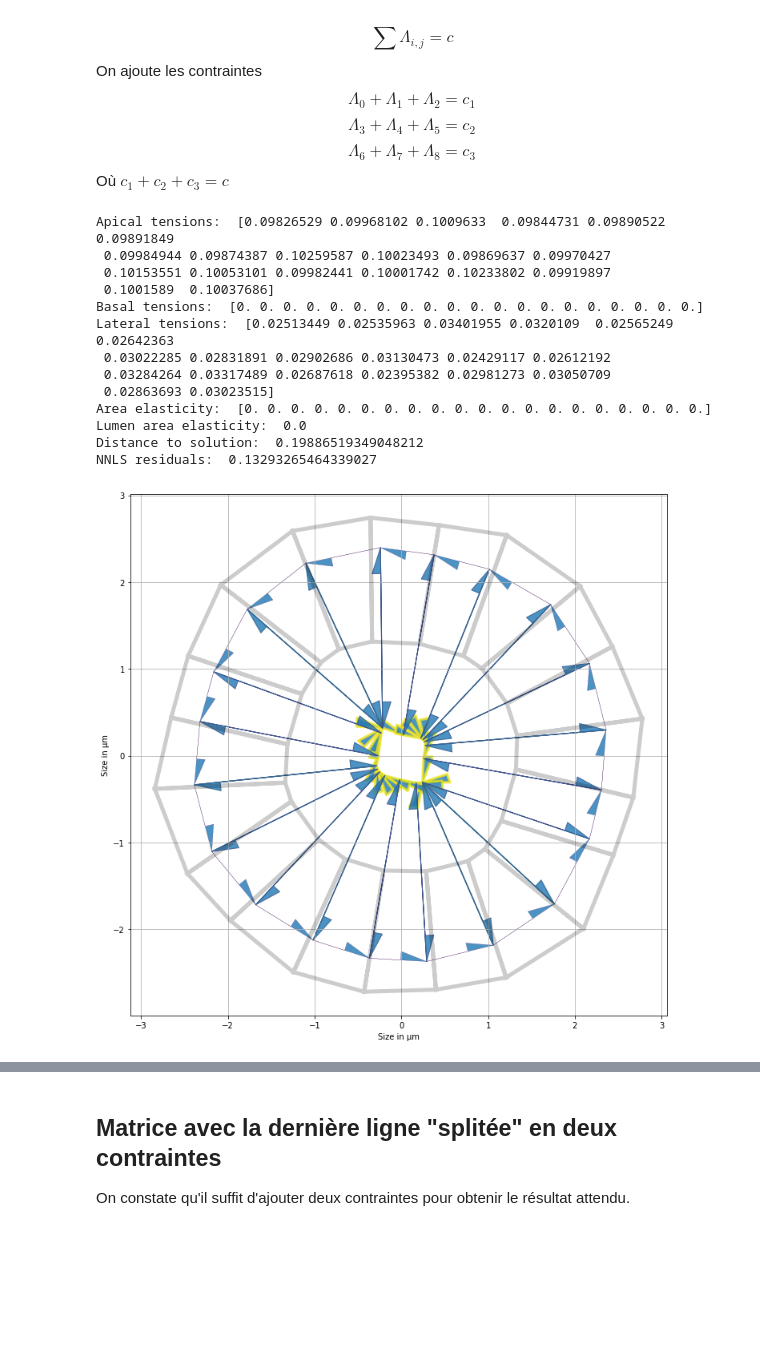
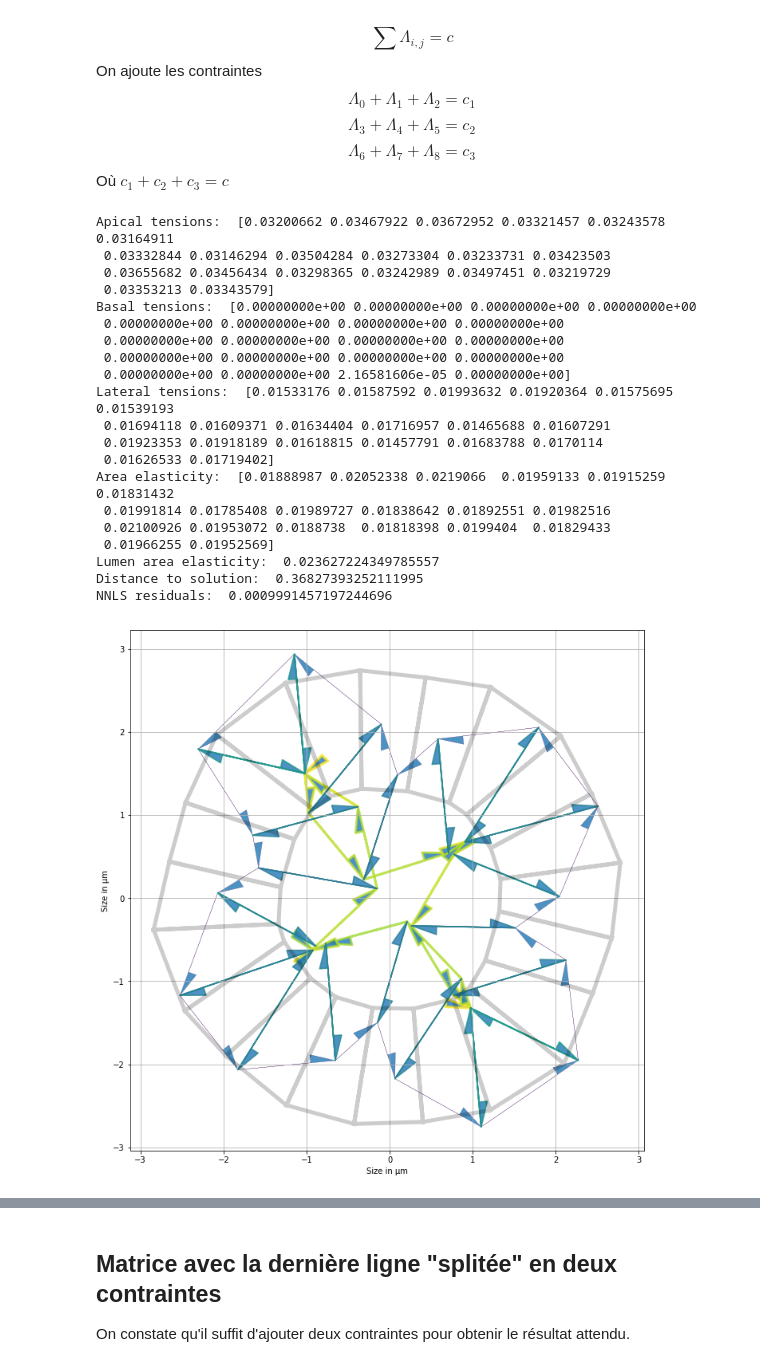
Before and after one commit to felixquinton/tyssue-taylor, a Jupyter notebook: notebooks/reunions/reu_22_02_realistic_mesh_area_MOINS.ipynb, the cells around one changed output, grey strips where cells are left out. Cells and saved outputs as stored; diff of their text form; code cells hidden in the pictures; blank space fills up the shorter version.

```diff
--- a/notebooks/reunions/reu_22_02_realistic_mesh_area_MOINS.ipynb
+++ b/notebooks/reunions/reu_22_02_realistic_mesh_area_MOINS.ipynb
@@ -281,46 +307,59 @@ On supprime la contrainte $$\sum \Lambda_{i,j} = c$$ On ajoute les contraintes $
 # %%
 from scipy.optimize import nnls
 matrix = _coef_matrix(organo3, sup_param='areas')
 constant = _right_side(organo3, matrix)
-constant[-1] = organo3.Nf*0.1
-constant = np.concatenate((constant, [0, organo3.Nf*0.03]))
+constant[-1] = (organo3.apical_edges.shape[0] *
+               (organo3.edge_df.line_tension.mean() /
+               (organo3.face_df.area_elasticity.mean() *
+                organo3.face_df.prefered_area.mean()**1.5)))*2/3
+constant = np.concatenate((constant, [0, (organo3.apical_edges.shape[0] *
+               (organo3.edge_df.line_tension.mean() /
+               (organo3.face_df.area_elasticity.mean() *
+                organo3.face_df.prefered_area.mean()**1.5)))*1/3]))
 matrix = _coef_matrix(organo3, sup_param='areas')
 matrix[-1] = np.concatenate((np.ones(organo3.Nf),
                              np.zeros(3*organo3.Nf+1)))
 matrix = np.vstack((matrix,
                     np.concatenate((np.zeros(organo3.Nf), np.ones(organo3.Nf), np.zeros(2*organo3.Nf+1))),
                     np.concatenate((np.zeros(2*organo3.Nf), np.ones(organo3.Nf), np.zeros(organo3.Nf+1)))))
 mat_3_cst, residuals = nnls(matrix, constant)
 organo3_mat_3_cst = organo3.copy()
 organo3_mat_3_cst.edge_df.loc[:, 'line_tension'] = prepare_tensions(organo3_mat_3_cst,
                                                                     mat_3_cst[:3*organo3.Nf])
 organo3_mat_3_cst.face_df.loc[:, 'prefered_area'] = organo3_mat_3_cst.face_df.area + mat_3_cst[3*organo3.Nf:
                                                                                                 4*organo3.Nf]
 organo3_mat_3_cst.settings['lumen_prefered_vol'] = mat_3_cst[-1]
 Solver.find_energy_min(organo3_mat_3_cst, geom, model)
 print_tensions(organo3_mat_3_cst, organo3)
 print('Apical tensions: ', mat_3_cst[organo3.apical_edges],
       '\nBasal tensions: ', mat_3_cst[organo3.basal_edges],
       '\nLateral tensions: ', mat_3_cst[organo3.lateral_edges[:organo3.Nf]],
       '\nArea elasticity: ', mat_3_cst[organo3.Nf*3:-1],
       '\nLumen area elasticity: ', mat_3_cst[-1],
       '\nDistance to solution: ', np.linalg.norm(real_data-mat_3_cst),
       '\nNNLS residuals: ', residuals)
 # %% [output]
-Apical tensions:  [0.09826529 0.09968102 0.1009633  0.09844731 0.09890522 0.09891849
- 0.09984944 0.09874387 0.10259587 0.10023493 0.09869637 0.09970427
- 0.10153551 0.10053101 0.09982441 0.10001742 0.10233802 0.09919897
- 0.1001589  0.10037686]
-Basal tensions:  [0. 0. 0. 0. 0. 0. 0. 0. 0. 0. 0. 0. 0. 0. 0. 0. 0. 0. 0. 0.]
-Lateral tensions:  [0.02513449 0.02535963 0.03401955 0.0320109  0.02565249 0.02642363
- 0.03022285 0.02831891 0.02902686 0.03130473 0.02429117 0.02612192
- 0.03284264 0.03317489 0.02687618 0.02395382 0.02981273 0.03050709
- 0.02863693 0.03023515]
-Area elasticity:  [0. 0. 0. 0. 0. 0. 0. 0. 0. 0. 0. 0. 0. 0. 0. 0. 0. 0. 0. 0.]
-Lumen area elasticity:  0.0
-Distance to solution:  0.19886519349048212
-NNLS residuals:  0.13293265464339027
+Apical tensions:  [0.03200662 0.03467922 0.03672952 0.03321457 0.03243578 0.03164911
+ 0.03332844 0.03146294 0.03504284 0.03273304 0.03233731 0.03423503
+ 0.03655682 0.03456434 0.03298365 0.03242989 0.03497451 0.03219729
+ 0.03353213 0.03343579]
+Basal tensions:  [0.00000000e+00 0.00000000e+00 0.00000000e+00 0.00000000e+00
+ 0.00000000e+00 0.00000000e+00 0.00000000e+00 0.00000000e+00
+ 0.00000000e+00 0.00000000e+00 0.00000000e+00 0.00000000e+00
+ 0.00000000e+00 0.00000000e+00 0.00000000e+00 0.00000000e+00
+ 0.00000000e+00 0.00000000e+00 2.16581606e-05 0.00000000e+00]
+Lateral tensions:  [0.01533176 0.01587592 0.01993632 0.01920364 0.01575695 0.01539193
+ 0.01694118 0.01609371 0.01634404 0.01716957 0.01465688 0.01607291
+ 0.01923353 0.01918189 0.01618815 0.01457791 0.01683788 0.0170114
+ 0.01626533 0.01719402]
+Area elasticity:  [0.01888987 0.02052338 0.0219066  0.01959133 0.01915259 0.01831432
+ 0.01991814 0.01785408 0.01989727 0.01838642 0.01892551 0.01982516
+ 0.02100926 0.01953072 0.0188738  0.01818398 0.0199404  0.01829433
+ 0.01966255 0.01952569]
+Lumen area elasticity:  0.023627224349785557
+Distance to solution:  0.36827393252111995
+NNLS residuals:  0.0009991457197244696
-[figure, old version]
+[figure, new version]
 # %%
 rendering_results(organo3, organo3.edge_df.line_tension[:3*organo3.Nf],
                   mat_3_cst[:3*organo3.Nf],
```
Also changed, not shown: parts of 10 cells of this notebook, 15 other files.
